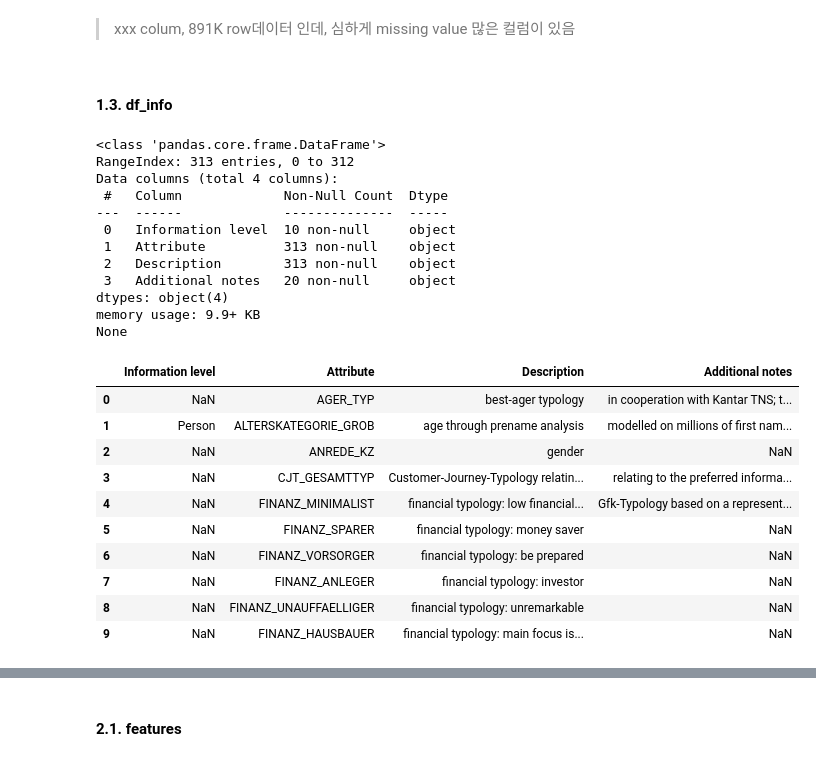
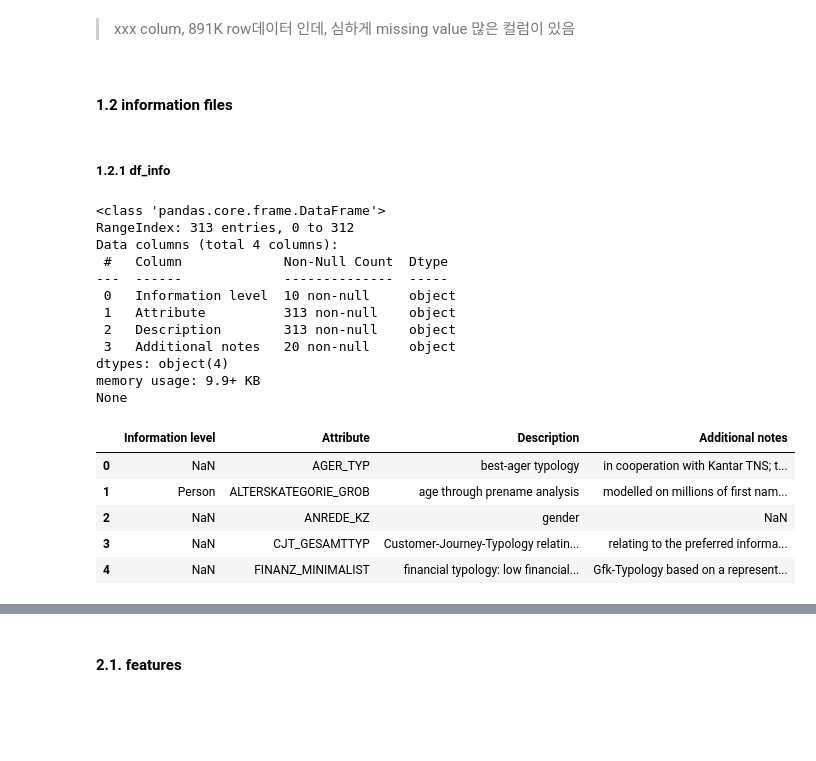
Before and after one commit to jaeyoun-chang/u_city_capstone, a Jupyter notebook: Arvato Project Workbook.ipynb, the cells around one changed output, grey strips where cells are left out. Drawn from its saved outputs; the diff is of its cells as text; code cells hidden in the pictures; blank space fills up the shorter version.

```diff
--- a/Arvato Project Workbook.ipynb
+++ b/Arvato Project Workbook.ipynb
@@ -242,41 +235,39 @@ max     99.876860
 # %% [markdown]
 > xxx colum, 891K row데이터 인데, 심하게 missing value 많은 컬럼이 있음
 >
+# %% [markdown]
+#### 1.2 information files
 # %% [markdown]
-#### 1.3. df_info
+##### 1.2.1 df_info
 # %%
 '''
 load and overview
 '''
 
 df_info = pd.read_excel(
     'DIAS Information Levels - Attributes 2017.xlsx', header=1).iloc[:, 1:]
 df_info.name = 'df_info'
 
 print (df_info.info())
-df_info.head(10)
+df_info.head()
+# view_all(df_info.head(100))
 # %% [output]
 <class 'pandas.core.frame.DataFrame'>
 RangeIndex: 313 entries, 0 to 312
 Data columns (total 4 columns):
  #   Column             Non-Null Count  Dtype
 ---  ------             --------------  -----
  0   Information level  10 non-null     object
  1   Attribute          313 non-null    object
  2   Description        313 non-null    object
  3   Additional notes   20 non-null     object
 dtypes: object(4)
 memory usage: 9.9+ KB
 None
 |  | Information level | Attribute | Description | Additional notes |
 | 0 | NaN | AGER_TYP | best-ager typology | in cooperation with Kantar TNS; t... |
 | 1 | Person | ALTERSKATEGORIE_GROB | age through prename analysis | modelled on millions of first nam... |
 | 2 | NaN | ANREDE_KZ | gender | NaN |
 | 3 | NaN | CJT_GESAMTTYP | Customer-Journey-Typology relatin... | relating to the preferred informa... |
 | 4 | NaN | FINANZ_MINIMALIST | financial typology: low financial... | Gfk-Typology based on a represent... |
-| 5 | NaN | FINANZ_SPARER | financial typology: money saver | NaN |
-| 6 | NaN | FINANZ_VORSORGER | financial typology: be prepared | NaN |
-| 7 | NaN | FINANZ_ANLEGER | financial typology: investor | NaN |
-| 8 | NaN | FINANZ_UNAUFFAELLIGER | financial typology: unremarkable | NaN |
-| 9 | NaN | FINANZ_HAUSBAUER | financial typology: main focus is... | NaN |
 # %%
```
Also changed, not shown: parts of 24 cells of this notebook.
